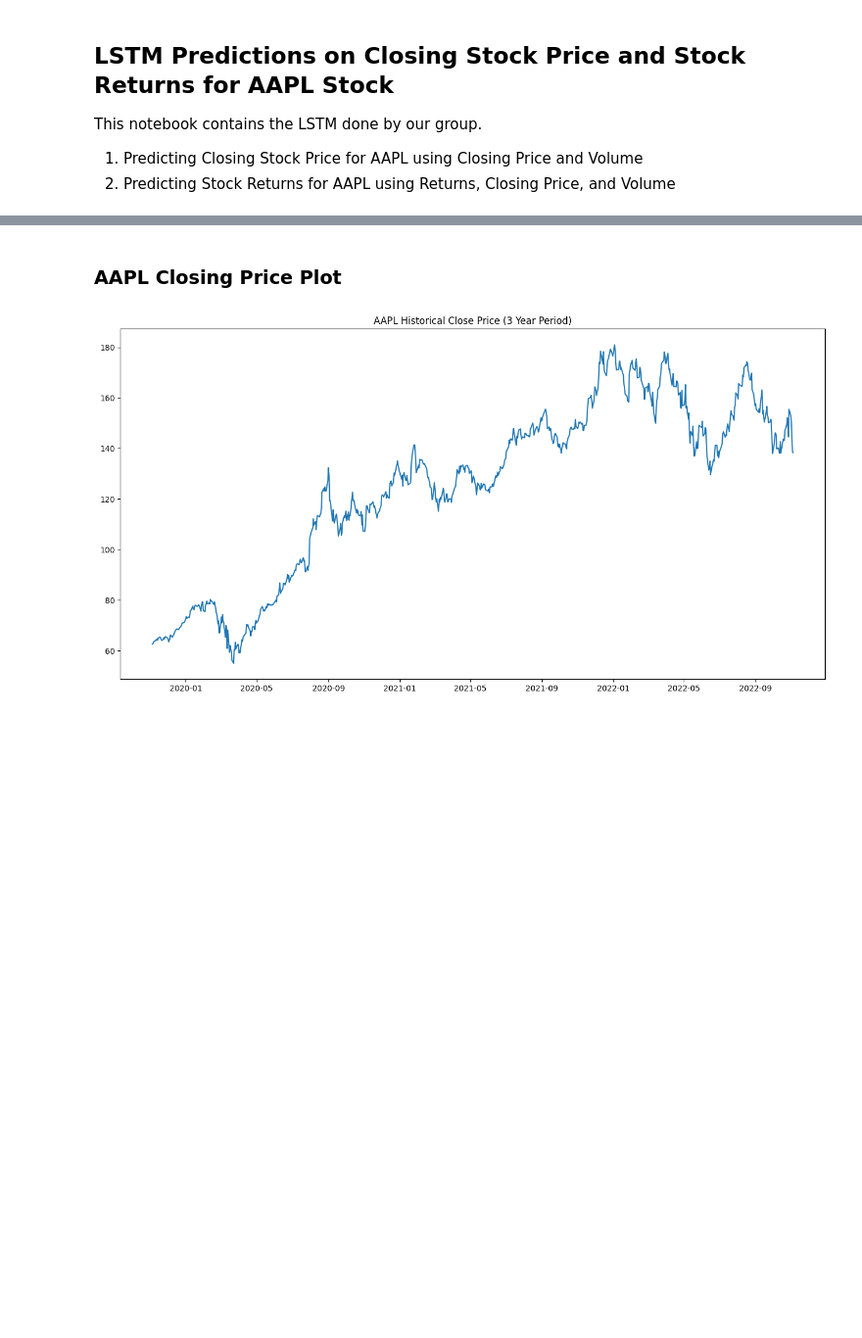
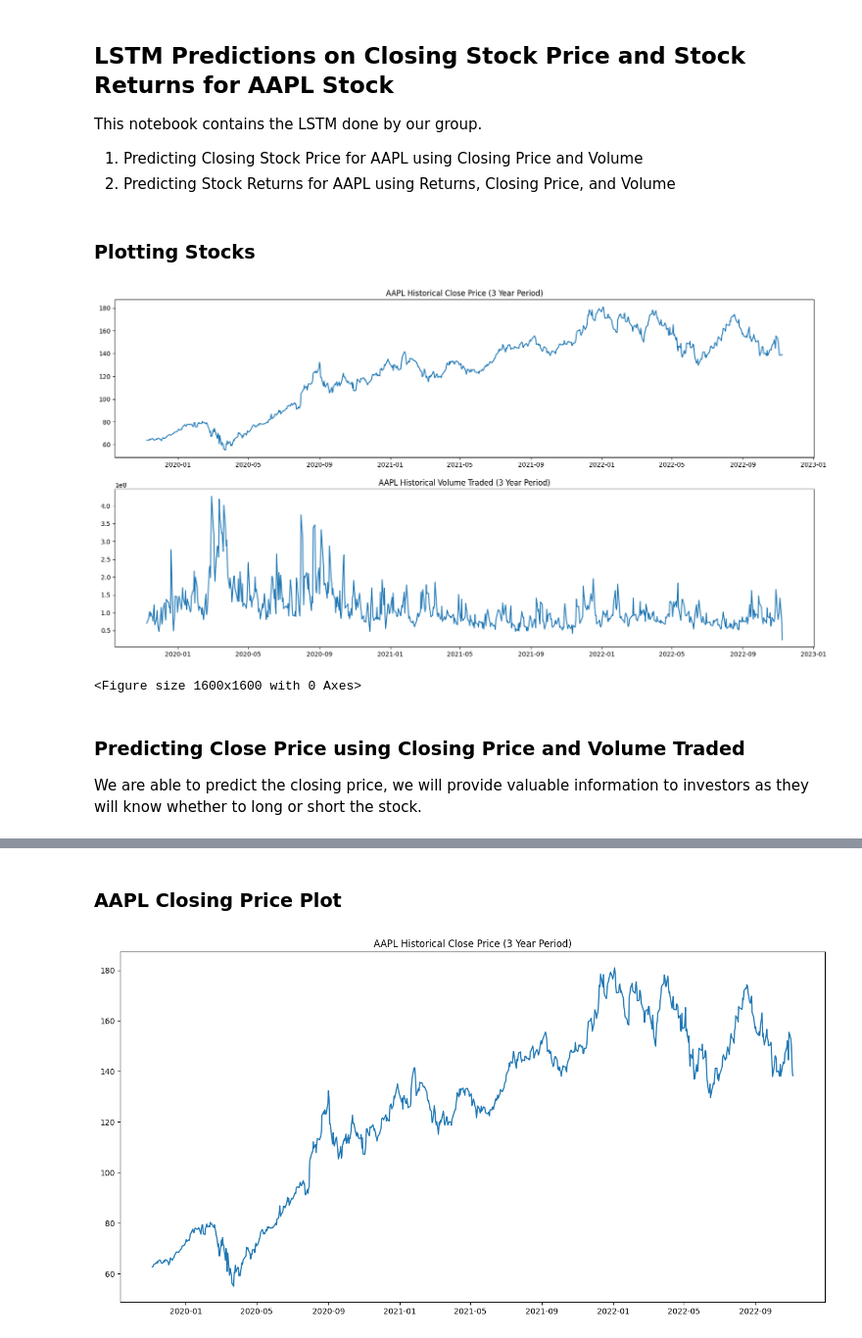
Before and after one commit to eltontay/Stock-Returns-Prediction-ML-Textual-Analysis, a Jupyter notebook: Data-Models/LSTM_Structured Data (Victor).ipynb, the cells around one changed output, grey strips where cells are left out. Shown at 98% size. Cells and saved outputs as stored; diff of their text form; code cells hidden in the pictures; blank space fills up the shorter version.

```diff
--- a/Data-Models/LSTM_Structured Data (Victor).ipynb
+++ b/Data-Models/LSTM_Structured Data (Victor).ipynb
@@ -20,3 +20,36 @@ from keras.layers import LSTM,Dropout,Dense
 from sklearn.preprocessing import MinMaxScaler
 from sklearn.model_selection import train_test_split
 from sklearn.metrics import r2_score, mean_squared_error, mean_absolute_error
+# %% [markdown]
+### Plotting Stocks
+# %%
+def scrapeStock(ticker_sym):
+    # Input ticker - Using META as example
+    ticker_data = yf.Ticker(ticker_sym)
+
+    # Getting historical data of META
+    ticker_historical = ticker_data.history(period='3y')
+    ticker_historical.index = pd.to_datetime(ticker_historical.index, utc=True).date
+
+    # Plotting Closing Price
+    fig, (ax1, ax2) = plt.subplots(2,1)
+    plt.figure(figsize=(16,16))
+    ax1.plot(ticker_historical.index, ticker_historical["Close"], label='Close Price History')
+    ax1.set_title('{} Historical Close Price (3 Year Period)'.format(ticker_sym))
+
+    # Plotting Volume Traded
+    # ax2.figure(figsize=(16,8))
+    ax2.plot(ticker_historical.index, ticker_historical["Volume"], label='Volume Traded History')
+    ax2.set_title('{} Historical Volume Traded (3 Year Period)'.format(ticker_sym))
+
+    plt.show()
+
+    return ticker_historical
+# %%
+aapl_historical = scrapeStock("AAPL")
+# %% [output]
+[figure, added]
+<Figure size 1600x1600 with 0 Axes>
+# %% [markdown]
+### Predicting Close Price using Closing Price and Volume Traded
+We are able to predict the closing price, we will provide valuable information to investors as they will know whether to long or short the stock.
```
Also changed, not shown: parts of 22 cells of this notebook.
